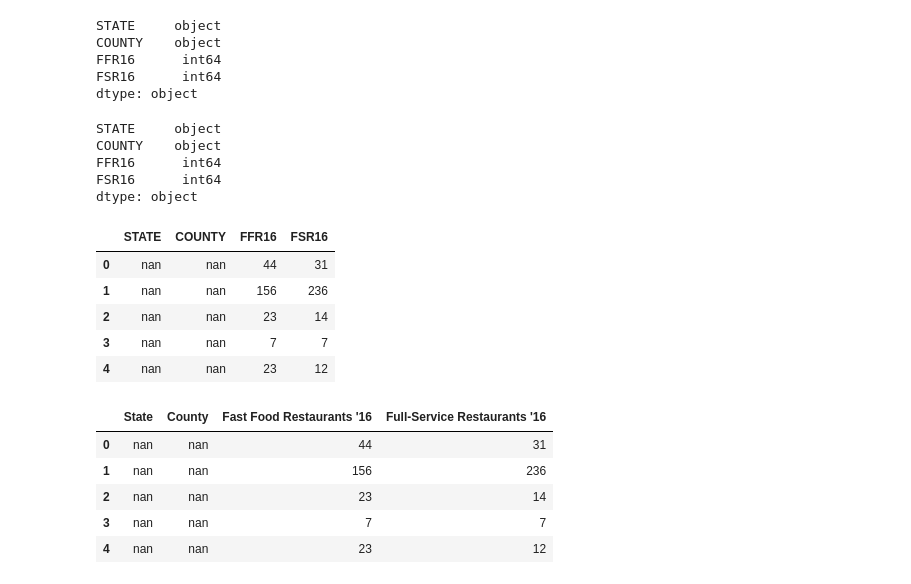
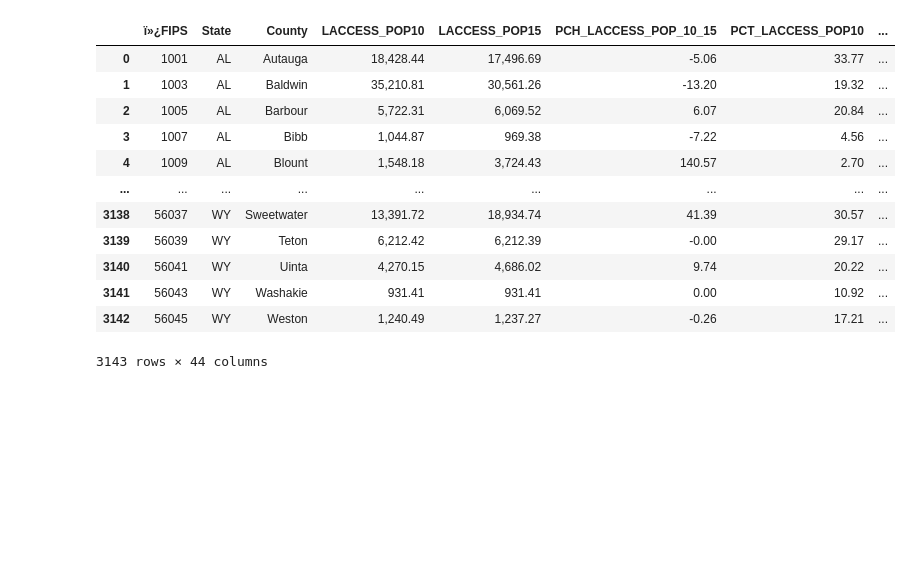
Before and after one commit to teresaflicek/Covid19-Societal-Impacts, a Jupyter notebook: Untitled.ipynb, the cells around one changed output. Saved outputs shown, nothing was run; the diff lists cells and outputs as text; code cells hidden in the pictures; blank space fills up the shorter version.

```diff
--- a/Untitled.ipynb
+++ b/Untitled.ipynb
@@ -29,53 +6,22 @@ df2.head()
-# %%
-#look at data types
-# df2["STATE"].dtype
-print (df1.dtypes)
-# %% [output]
-STATE     object
-COUNTY    object
-FFR16      int64
-FSR16      int64
-dtype: object
-# %%
-#CHANGE DATA TYPES FROM 'FLOAT64' TO OBJECT
-
-# Now we will convert it from
-# 'float' to 'String' type.
-
-df1['STATE'] = df1['STATE'].astype(str)
-df1['COUNTY'] = df1['COUNTY'].astype(str)
-
-# data_types_dict = {'STATE': str}
-
-# print()
-
-# lets find out the data
-# type after changing
-print(df1.dtypes)
-
-# print dataframe.
-df1.head()
-# %% [output]
-STATE     object
-COUNTY    object
-FFR16      int64
-FSR16      int64
-dtype: object
-|  | STATE | COUNTY | FFR16 | FSR16 |
-| 0 | nan | nan | 44 | 31 |
-| 1 | nan | nan | 156 | 236 |
-| 2 | nan | nan | 23 | 14 |
-| 3 | nan | nan | 7 | 7 |
-| 4 | nan | nan | 23 | 12 |
-# %%
-#CHANGE COLUMN NAMES
-
-df_new = df1.rename(columns={"FFR16": "Fast Food Restaurants '16","FSR16":"Full-Service Restaurants '16","STATE":"State","COUNTY":"County"})
-df_new.head()
-# %% [output]
-|  | State | County | Fast Food Restaurants '16 | Full-Service Restaurants '16 |
-| 0 | nan | nan | 44 | 31 |
-| 1 | nan | nan | 156 | 236 |
-| 2 | nan | nan | 23 | 14 |
-| 3 | nan | nan | 7 | 7 |
-| 4 | nan | nan | 23 | 12 |
+# %%
+file_ACCESS = "Files/Copy of FoodEnvironmentAtlas - ACCESS.csv"
+# %%
+#output total file
+
+file_ACCESS_df = pd.read_csv(file_ACCESS, encoding="ISO-8859-1")
+pd.options.display.float_format = '{:,.2f}'.format
+file_ACCESS_df
+# %% [output]
+|  | ï»¿FIPS | State | County | LACCESS_POP10 | LACCESS_POP15 | PCH_LACCESS_POP_10_15 | PCT_LACCESS_POP10 | ... |
+| 0 | 1001 | AL | Autauga | 18,428.44 | 17,496.69 | -5.06 | 33.77 | ... |
+| 1 | 1003 | AL | Baldwin | 35,210.81 | 30,561.26 | -13.20 | 19.32 | ... |
+| 2 | 1005 | AL | Barbour | 5,722.31 | 6,069.52 | 6.07 | 20.84 | ... |
+| 3 | 1007 | AL | Bibb | 1,044.87 | 969.38 | -7.22 | 4.56 | ... |
+| 4 | 1009 | AL | Blount | 1,548.18 | 3,724.43 | 140.57 | 2.70 | ... |
+| ... | ... | ... | ... | ... | ... | ... | ... | ... |
+| 3138 | 56037 | WY | Sweetwater | 13,391.72 | 18,934.74 | 41.39 | 30.57 | ... |
+| 3139 | 56039 | WY | Teton | 6,212.42 | 6,212.39 | -0.00 | 29.17 | ... |
+| 3140 | 56041 | WY | Uinta | 4,270.15 | 4,686.02 | 9.74 | 20.22 | ... |
+| 3141 | 56043 | WY | Washakie | 931.41 | 931.41 | 0.00 | 10.92 | ... |
+| 3142 | 56045 | WY | Weston | 1,240.49 | 1,237.27 | -0.26 | 17.21 | ... |
+3143 rows × 44 columns
```
Also changed, not shown: parts of 8 cells of this notebook, 8 other files.
